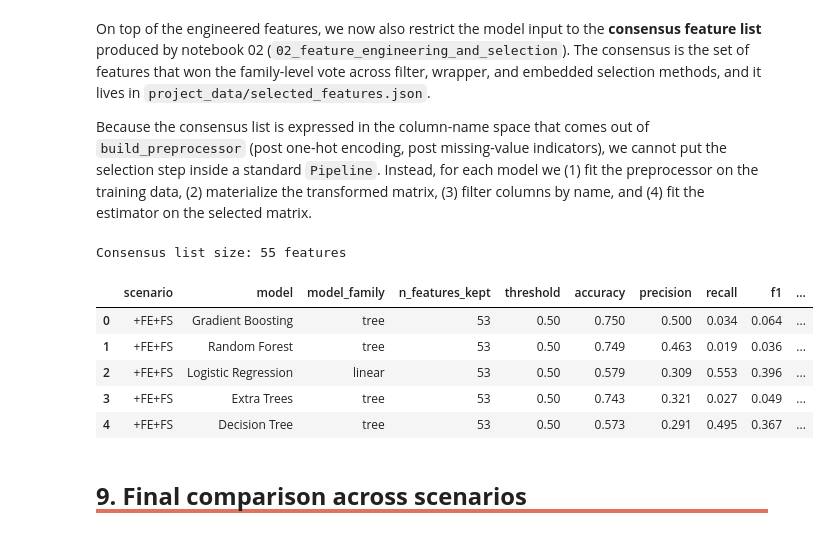
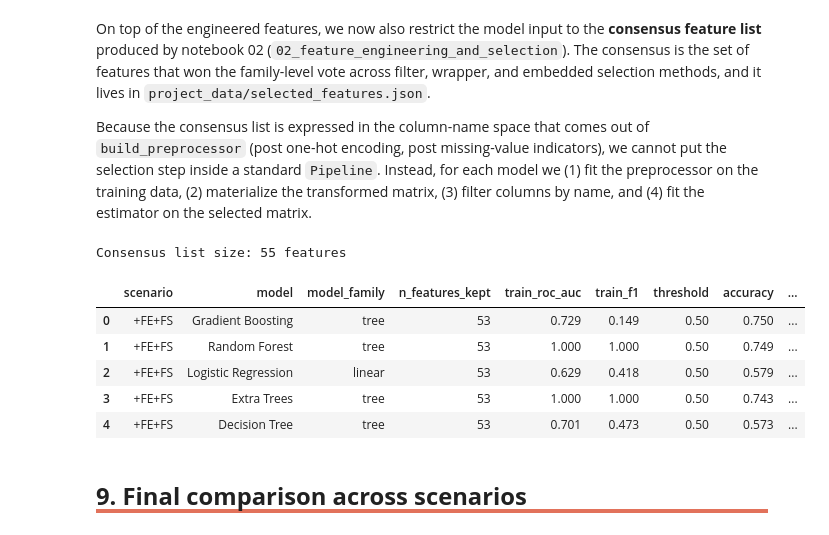
Before and after one commit to Pinky-Tie/Predicting_Donor_Response, a Jupyter notebook: notebooks/03_baseline_models.ipynb, the cells around one changed output. Drawn from its saved outputs; the diff is of its cells as text; code cells hidden in the pictures.

Commit message:
added train comparisson in notebook 03

```diff
--- a/notebooks/03_baseline_models.ipynb
+++ b/notebooks/03_baseline_models.ipynb
@@ -287,12 +287,13 @@ for model_name, config in model_configs.items():
         ]
     )
 
-    metrics, _ = evaluate_classifier(
+    metrics, _, train_metrics = evaluate_classifier(
         model_pipeline=pipeline,
         X_train_df=X_train_model,
         X_val_df=X_val_model,
         y_train_series=y_train,
         y_val_series=y_val,
+        return_train_metrics=True,
     )
 
     raw_results_rows.append(
@@ -301,6 +302,8 @@ for model_name, config in model_configs.items():
             "model": model_name,
             "model_family": config["model_family"],
             "dropped_high_missing": ", ".join(model_feature_groups["dropped_high_missing_features"]) or "None",
+            "train_roc_auc": train_metrics["roc_auc"],
+            "train_f1": train_metrics["f1"],
             **metrics,
         }
     )
@@ -320,6 +323,8 @@ baseline_results.style.format(
         "recall": "{:.3f}",
         "f1": "{:.3f}",
         "roc_auc": "{:.3f}",
+        "train_roc_auc": "{:.3f}",
+        "train_f1": "{:.3f}",
     }
 )
 # %% [output]
@@ -353,17 +358,20 @@ for model_name, config in model_configs.items():
             ("model", clone(config["estimator"])),
         ]
     )
-    metrics, _ = evaluate_classifier(
+    metrics, _, train_metrics = evaluate_classifier(
         model_pipeline=pipeline,
         X_train_df=X_train_fe,
         X_val_df=X_val_fe,
         y_train_series=y_train,
         y_val_series=y_val,
+        return_train_metrics=True,
     )
     fe_results_rows.append({
         "scenario": "+FE",
         "model": model_name,
         "model_family": config["model_family"],
+        "train_roc_auc": train_metrics["roc_auc"],
+        "train_f1": train_metrics["f1"],
         **metrics,
     })
 
@@ -380,5 +388,7 @@ fe_results.style.format({
     "recall": "{:.3f}",
     "f1": "{:.3f}",
     "roc_auc": "{:.3f}",
+    "train_roc_auc": "{:.3f}",
+    "train_f1": "{:.3f}",
 })
 # %% [output]
@@ -420,39 +430,47 @@ for model_name, config in model_configs.items():
     # 3) Fit the estimator on the selected columns.
     estimator = clone(config["estimator"])
     estimator.fit(X_train_prep[:, selected_mask], y_train)
     y_proba = estimator.predict_proba(X_val_prep[:, selected_mask])[:, 1]
     metrics = compute_metrics_from_probabilities(y_val, y_proba, threshold=0.50)
 
+    # 4) Train metrics for overfitting diagnosis.
+    y_train_proba = estimator.predict_proba(X_train_prep[:, selected_mask])[:, 1]
+    train_metrics = compute_metrics_from_probabilities(y_train, y_train_proba, threshold=0.50)
+
     fs_results_rows.append({
         "scenario": "+FE+FS",
         "model": model_name,
         "model_family": config["model_family"],
         "n_features_kept": int(selected_mask.sum()),
+        "train_roc_auc": train_metrics["roc_auc"],
+        "train_f1": train_metrics["f1"],
         **metrics,
     })
 
 fs_results = (
     pd.DataFrame(fs_results_rows)
     .sort_values("roc_auc", ascending=False)
     .reset_index(drop=True)
 )
 
 fs_results.style.format({
     "threshold": "{:.2f}",
     "accuracy": "{:.3f}",
     "precision": "{:.3f}",
     "recall": "{:.3f}",
     "f1": "{:.3f}",
     "roc_auc": "{:.3f}",
+    "train_roc_auc": "{:.3f}",
+    "train_f1": "{:.3f}",
 })
 # %% [output]
 Consensus list size: 55 features
-|  | scenario | model | model_family | n_features_kept | threshold | accuracy | precision | recall | f1 | ... |
-| 0 | +FE+FS | Gradient Boosting | tree | 53 | 0.50 | 0.750 | 0.500 | 0.034 | 0.064 | ... |
-| 1 | +FE+FS | Random Forest | tree | 53 | 0.50 | 0.749 | 0.463 | 0.019 | 0.036 | ... |
-| 2 | +FE+FS | Logistic Regression | linear | 53 | 0.50 | 0.579 | 0.309 | 0.553 | 0.396 | ... |
-| 3 | +FE+FS | Extra Trees | tree | 53 | 0.50 | 0.743 | 0.321 | 0.027 | 0.049 | ... |
-| 4 | +FE+FS | Decision Tree | tree | 53 | 0.50 | 0.573 | 0.291 | 0.495 | 0.367 | ... |
+|  | scenario | model | model_family | n_features_kept | train_roc_auc | train_f1 | threshold | accuracy | ... |
+| 0 | +FE+FS | Gradient Boosting | tree | 53 | 0.729 | 0.149 | 0.50 | 0.750 | ... |
+| 1 | +FE+FS | Random Forest | tree | 53 | 1.000 | 1.000 | 0.50 | 0.749 | ... |
+| 2 | +FE+FS | Logistic Regression | linear | 53 | 0.629 | 0.418 | 0.50 | 0.579 | ... |
+| 3 | +FE+FS | Extra Trees | tree | 53 | 1.000 | 1.000 | 0.50 | 0.743 | ... |
+| 4 | +FE+FS | Decision Tree | tree | 53 | 0.701 | 0.473 | 0.50 | 0.573 | ... |
 # %% [markdown]
 ## <h3 style="border-bottom: 4px solid #e2725b; margin: 0 0 25px 0; padding-bottom:6px; font-weight:bold; font-size:1.7em;text-align:left;">9. Final comparison across scenarios</h3>
 # %% [markdown]
```
Also changed, not shown: parts of 3 cells of this notebook, 1 other file.
